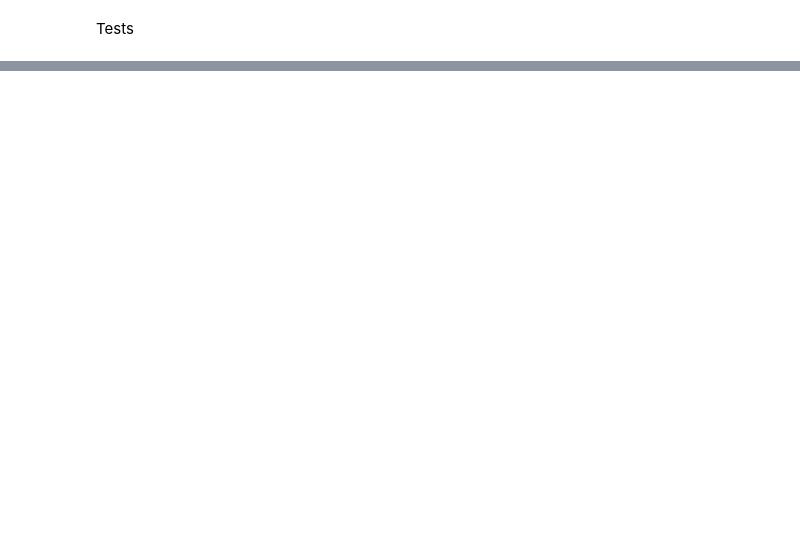
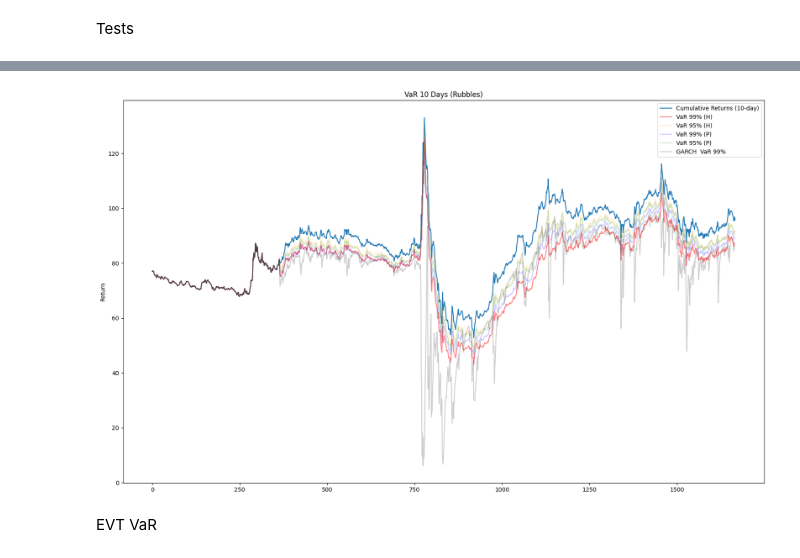
Before and after one commit to coffeffe/DOM_RF, a Jupyter notebook: VaR_VIZ.ipynb, the cells around one changed output, grey strips where cells are left out. Saved outputs shown, nothing was run; the diff lists cells and outputs as text; code cells hidden in the pictures; blank space fills up the shorter version.

```diff
--- a/VaR_VIZ.ipynb
+++ b/VaR_VIZ.ipynb
@@ -247,5 +258,6 @@ np.float64(-0.0669231938532141)
 # %%
-simulator_usd_norm = make_random_path_simulator_local_vol_log(martingale_params, 10, dist='norm')
+#outputs just the log_values
+simulator_usd_norm = make_random_path_simulator_local_vol_log(martingale_params, 10, dist='norm', granularity=100)
 returns_usd_sim_norm = _terminal_returns(simulator_usd_norm, 50000)
 
 _ = np.sort(returns_usd_sim_norm)
@@ -254,0 +348,32 @@ MemoryError: Unable to allocate 3.73 GiB for an array with shape (50000, 10000)
+# %%
+#VaR in rubble terms
+
+# Scale VaR for 10-day horizon
+# Note: sqrt(T) is technically for log returns but commonly used as approximation
+historical_vars_99_10 = [-1 * _ * np.sqrt(10) for _ in historical_vars_99]
+historical_vars_95_10 = [-1 * _ * np.sqrt(10) for _ in historical_vars_95]
+parametric_vars_99_10 = [-1 * _ * np.sqrt(10) for _ in parametric_vars_99]
+parametric_vars_95_10 = [-1 * _ * np.sqrt(10) for _ in parametric_vars_95]
+
+def turn_var_into_real_terms(var_array, prices):
+    return [np.exp(log_delta / 100) * price for log_delta, price in zip(var_array, prices)]
+
+historical_vars_real_99_10 = [np.exp(log_delta / 100) * price for log_delta, price in zip(historical_vars_99_10, prices_usd)]
+
+
+# Plot with regular returns
+plt.figure(figsize=(20, 12))
+plt.plot(prices_usd, label='Cumulative Returns (10-day)')
+plt.plot(turn_var_into_real_terms(historical_vars_99_10, prices_usd), color='red', label='VaR 99% (H)', alpha=0.5)
+plt.plot(turn_var_into_real_terms(historical_vars_95_10, prices_usd), color='orange', label='VaR 95% (H)', alpha=0.2)
+plt.plot(turn_var_into_real_terms(parametric_vars_99_10, prices_usd), color='blue', label='VaR 99% (P)', alpha=0.2)
+plt.plot(turn_var_into_real_terms(parametric_vars_95_10, prices_usd), color='green', label='VaR 95% (P)', alpha=0.2)
+plt.plot(turn_var_into_real_terms(garch_vars_99, prices_usd), color='black', label='GARCH  VaR 99%', alpha=0.2)
+plt.title('VaR 10 Days (Rubbles)')
+plt.ylabel('Return')
+plt.legend()
+plt.show()
+# %% [output]
+[figure, added]
+# %% [markdown]
+EVT VaR
```
Also changed, not shown: parts of 28 cells of this notebook, 2 other files.
